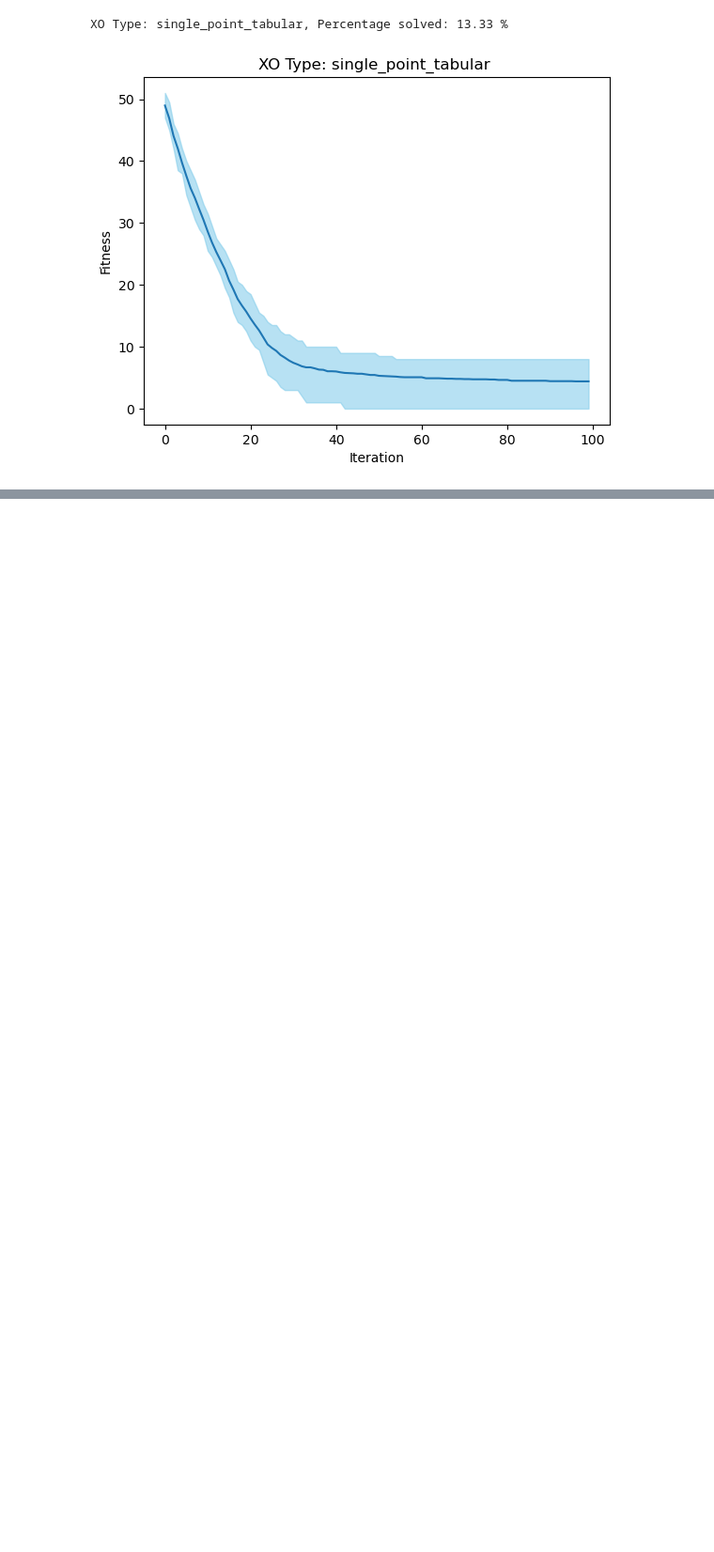
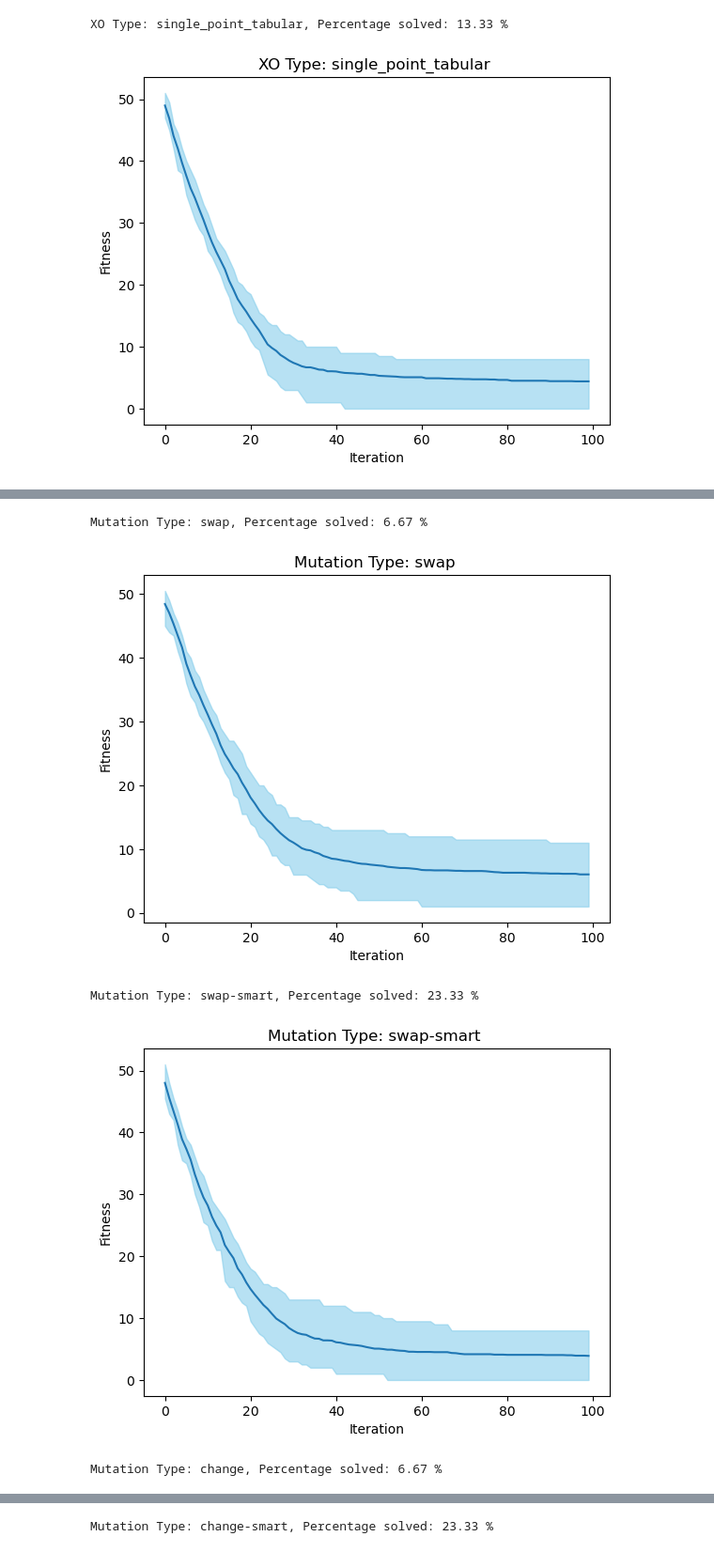
Before and after one commit to amarmate/CIFO24, a Jupyter notebook: experimentation and evaluation.ipynb, the cells around one changed output, grey strips where cells are left out. Shown: that part at 94% size. Saved outputs shown, nothing was run; the diff lists cells and outputs as text; code cells hidden in the pictures; blank space fills up the shorter version.

```diff
--- a/experimentation and evaluation.ipynb
+++ b/experimentation and evaluation.ipynb
@@ -349,0 +399,19 @@ XO Type: single_point_tabular, Percentage solved: 13.33 %
+# %%
+for j in mutations:
+    hist = history_dict[j]
+    df = pd.DataFrame(hist).T.map(lambda x: (0,0,0) if pd.isna(x) else x).map(lambda x: 0 if max(np.isnan(x)) else x[0])
+    print(f"Mutation Type: {j}, Percentage solved: {np.round(sum(df.iloc[-1]==0)/df.shape[1]*100, 2)} %")
+    df['mean'] = df.mean(axis=1)
+    plt.fill_between(df.index, df.quantile(0.05, axis =1), df.quantile(0.95, axis =1), color='skyblue', alpha=.6)
+    plt.plot(df['mean'])
+    # plt.plot(pd.DataFrame(i).T[0])
+    plt.title(f"Mutation Type: {j} ")
+    plt.xlabel("Iteration")
+    plt.ylabel("Fitness")
+    plt.show()
+# %% [output]
+Mutation Type: swap, Percentage solved: 6.67 %
+[figure, added]
+Mutation Type: swap-smart, Percentage solved: 23.33 %
+[figure, added]
+Mutation Type: change, Percentage solved: 6.67 %
@@ -349,0 +419 @@ XO Type: single_point_tabular, Percentage solved: 13.33 %
+Mutation Type: change-smart, Percentage solved: 23.33 %
```
Also changed, not shown: parts of 18 cells of this notebook, 1 other file.
